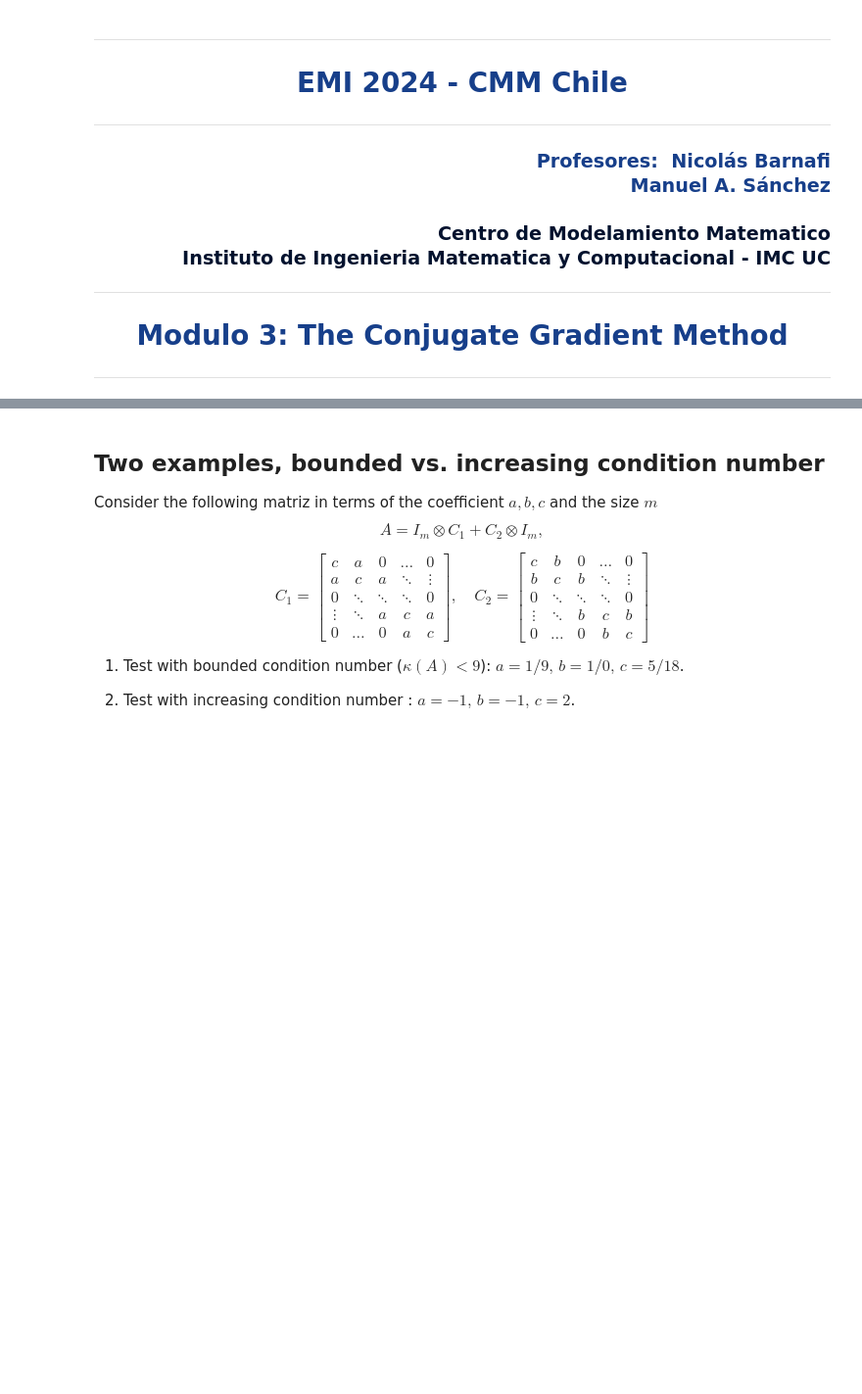
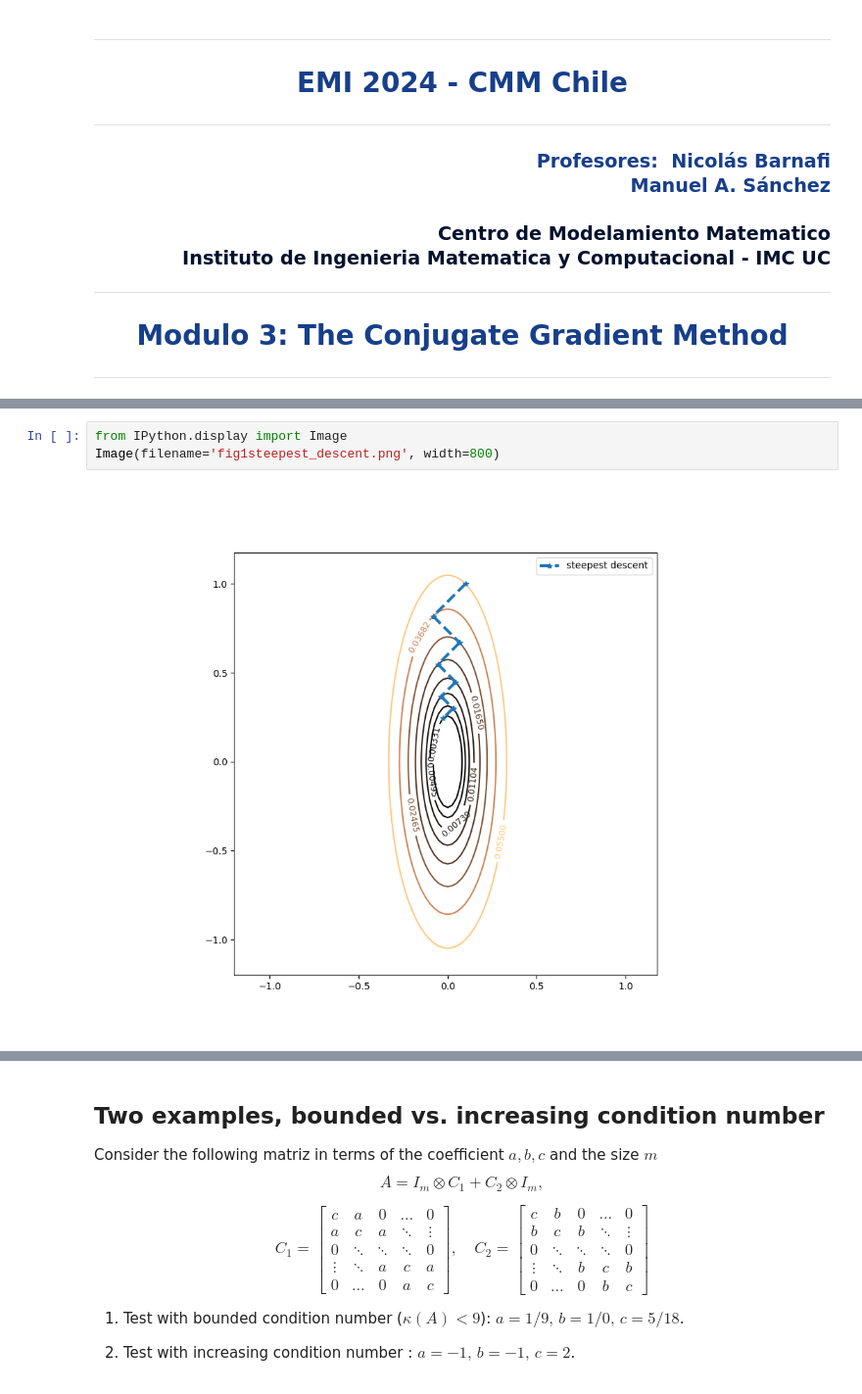
Before and after one commit to ManuelSanchezUribe/EMI2024, a Jupyter notebook: notebooks/03_Modulo/03_Modulo_03_Conjugate_Gradient_theory.ipynb, the cells around one changed output, grey strips where cells are left out. Shown: that part at 98% size. Drawn from its saved outputs; the diff is of its cells as text; blank space fills up the shorter version.

```diff
--- a/notebooks/03_Modulo/03_Modulo_03_Conjugate_Gradient_theory.ipynb
+++ b/notebooks/03_Modulo/03_Modulo_03_Conjugate_Gradient_theory.ipynb
@@ -116 +119,6 @@ plt.show()
+# %%
+from IPython.display import Image
+Image(filename='fig1steepest_descent.png', width=800)
+# %% [output]
+[figure, added]
 # %% [markdown]
```
Also changed, not shown: parts of 22 cells of this notebook, 3 other files.
